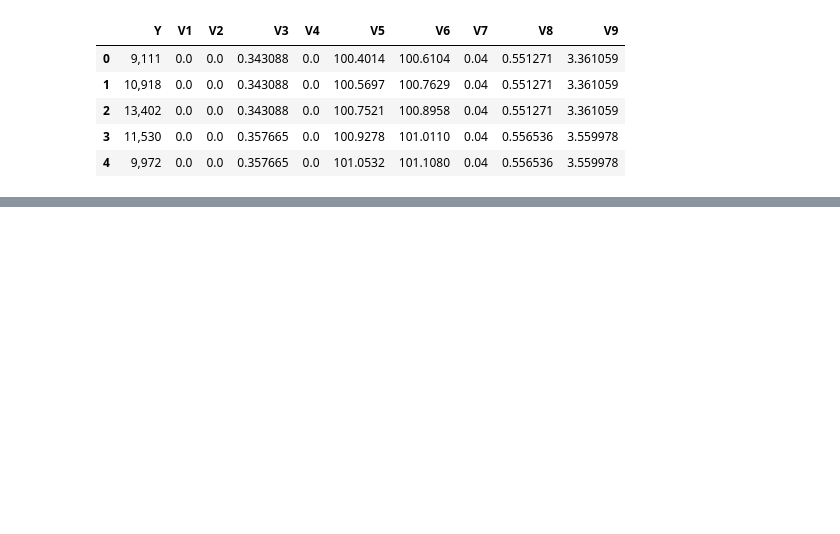
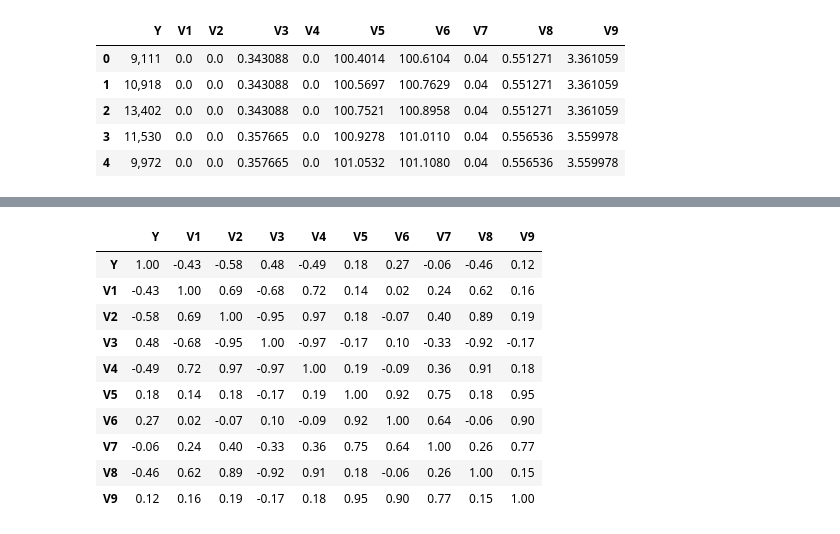
Before and after one commit to hargurjeet/hpe, a Jupyter notebook: Problem_2_hpe.ipynb, the cells around one changed output, grey strips where cells are left out. Drawn from its saved outputs; the diff is of its cells as text; code cells hidden in the pictures; blank space fills up the shorter version.

```diff
--- a/Problem_2_hpe.ipynb
+++ b/Problem_2_hpe.ipynb
@@ -49,0 +133,16 @@ df.head()
+# %%
+corr = df_training.corr()
+
+corr.style.background_gradient(cmap='coolwarm').set_precision(2)
+# %% [output]
+|  | Y | V1 | V2 | V3 | V4 | V5 | V6 | V7 | V8 | V9 |
+| Y | 1.00 | -0.43 | -0.58 | 0.48 | -0.49 | 0.18 | 0.27 | -0.06 | -0.46 | 0.12 |
+| V1 | -0.43 | 1.00 | 0.69 | -0.68 | 0.72 | 0.14 | 0.02 | 0.24 | 0.62 | 0.16 |
+| V2 | -0.58 | 0.69 | 1.00 | -0.95 | 0.97 | 0.18 | -0.07 | 0.40 | 0.89 | 0.19 |
+| V3 | 0.48 | -0.68 | -0.95 | 1.00 | -0.97 | -0.17 | 0.10 | -0.33 | -0.92 | -0.17 |
+| V4 | -0.49 | 0.72 | 0.97 | -0.97 | 1.00 | 0.19 | -0.09 | 0.36 | 0.91 | 0.18 |
+| V5 | 0.18 | 0.14 | 0.18 | -0.17 | 0.19 | 1.00 | 0.92 | 0.75 | 0.18 | 0.95 |
+| V6 | 0.27 | 0.02 | -0.07 | 0.10 | -0.09 | 0.92 | 1.00 | 0.64 | -0.06 | 0.90 |
+| V7 | -0.06 | 0.24 | 0.40 | -0.33 | 0.36 | 0.75 | 0.64 | 1.00 | 0.26 | 0.77 |
+| V8 | -0.46 | 0.62 | 0.89 | -0.92 | 0.91 | 0.18 | -0.06 | 0.26 | 1.00 | 0.15 |
+| V9 | 0.12 | 0.16 | 0.19 | -0.17 | 0.18 | 0.95 | 0.90 | 0.77 | 0.15 | 1.00 |
```
Also changed, not shown: parts of 36 cells of this notebook.
